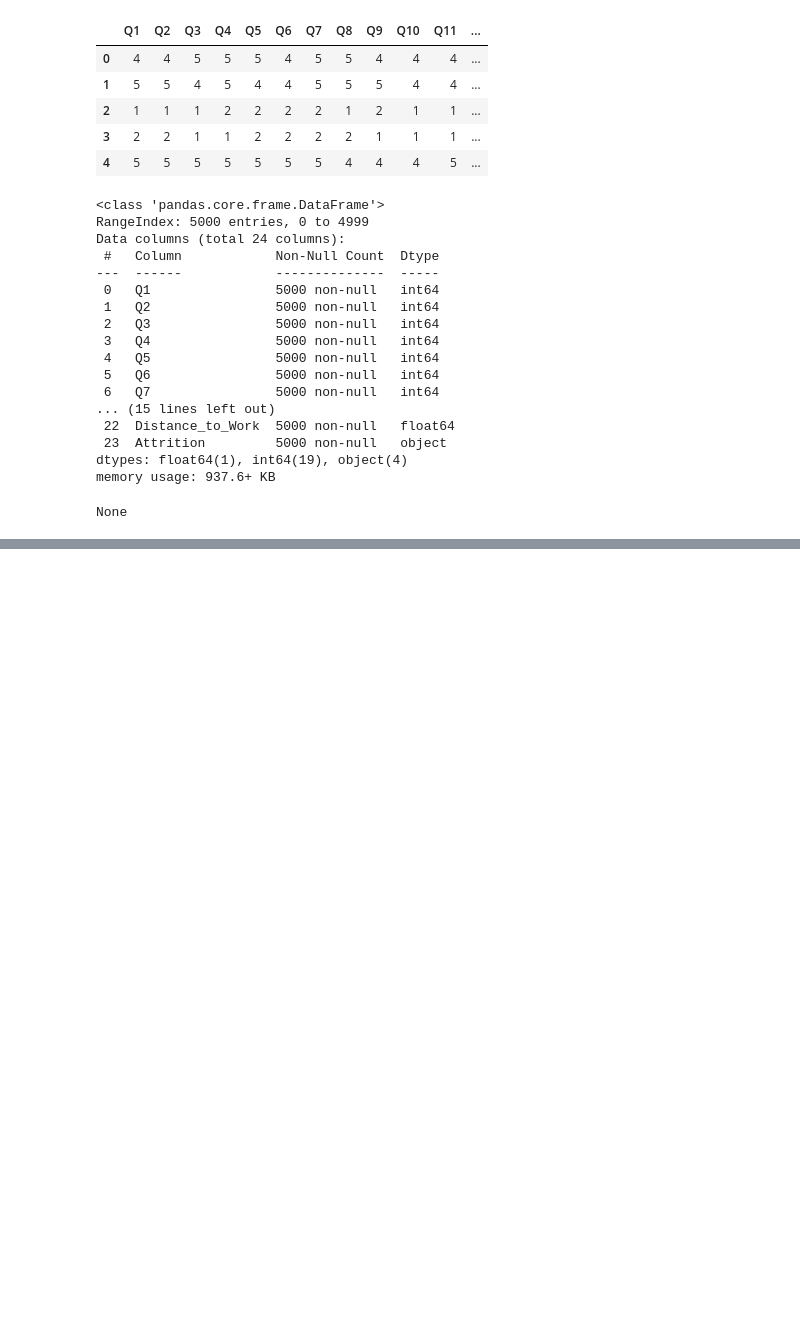
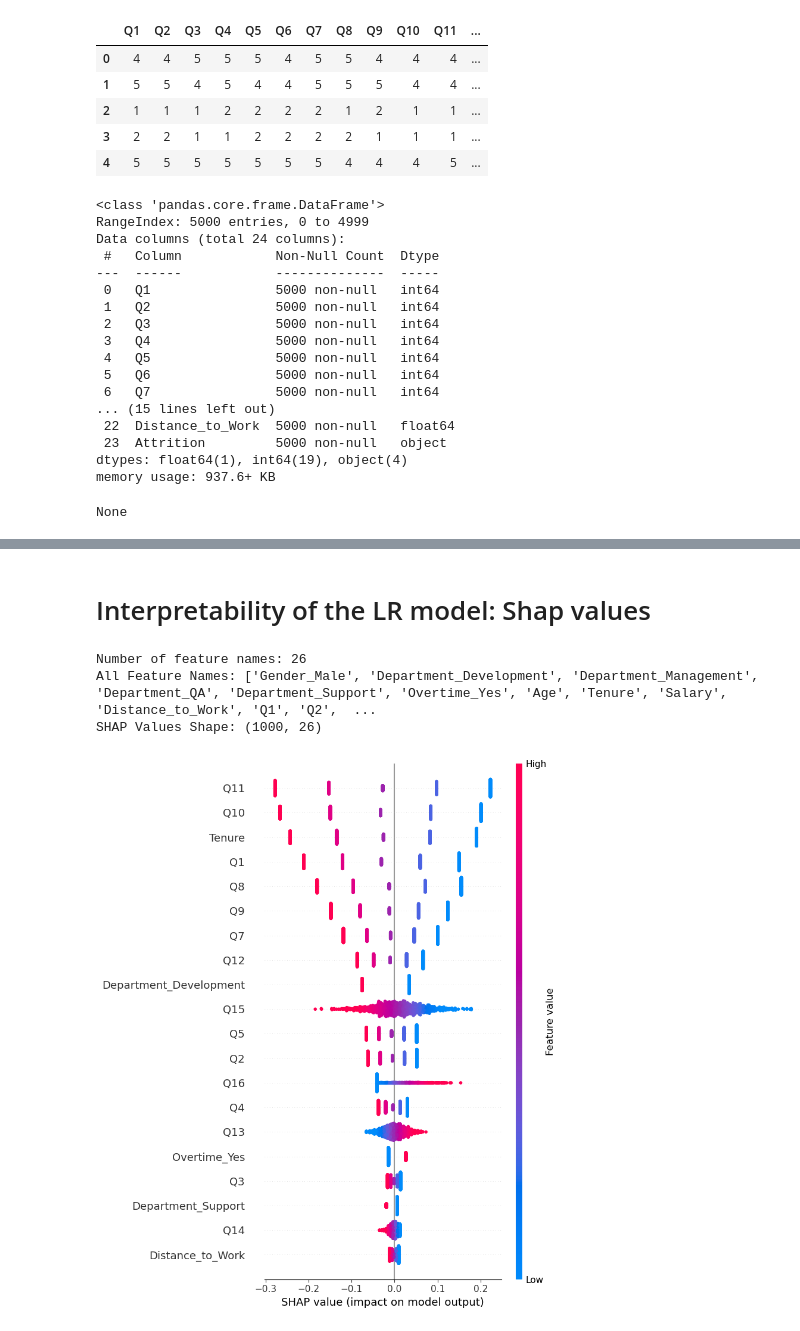
Before and after one commit to Alexander-Peca/employee_attrition_Dec24, a Jupyter notebook: notebooks/exploration/3_modeling1.ipynb, the cells around one changed output, grey strips where cells are left out. Saved outputs shown, nothing was run; the diff lists cells and outputs as text; code cells hidden in the pictures; blank space fills up the shorter version.

```diff
--- a/notebooks/exploration/3_modeling1.ipynb
+++ b/notebooks/exploration/3_modeling1.ipynb
@@ -53,0 +1063,36 @@ None
+# %% [markdown]
+# Interpretability of the LR model: Shap values
+# %%
+# Get feature names for one-hot-encoded columns
+one_hot_feature_names = preprocessor.named_transformers_['cat'].get_feature_names_out(categorical_features)
+
+# Identify the Q12+ feature names (assuming they are in the original DataFrame)
+q12_features = [col for col in X.columns if col.startswith('Q')]
+
+# Combine all feature names: one-hot encoded, numerical, and Q12+
+all_feature_names = list(one_hot_feature_names) + numerical_features + q12_features
+
+# Verify the feature names and length
+print("Number of feature names:", len(all_feature_names))
+print("All Feature Names:", all_feature_names)
+
+# Create SHAP explainer
+explainer = shap.LinearExplainer(best_lr, X_train_encoded, feature_perturbation="interventional")
+
+# Compute SHAP values for the test set
+shap_values = explainer.shap_values(X_test_encoded)
+
+# Print SHAP Values Shape
+print("SHAP Values Shape:", shap_values.shape)
+
+# Visualize SHAP summary plot
+shap.summary_plot(
+    shap_values,
+    X_test_encoded,
+    feature_names=all_feature_names
+)
+# %% [output]
+Number of feature names: 26
+All Feature Names: ['Gender_Male', 'Department_Development', 'Department_Management', 'Department_QA', 'Department_Support', 'Overtime_Yes', 'Age', 'Tenure', 'Salary', 'Distance_to_Work', 'Q1', 'Q2',  ...
+SHAP Values Shape: (1000, 26)
+[figure, added]
```
Also changed, not shown: parts of 55 cells of this notebook, 9 other files.
